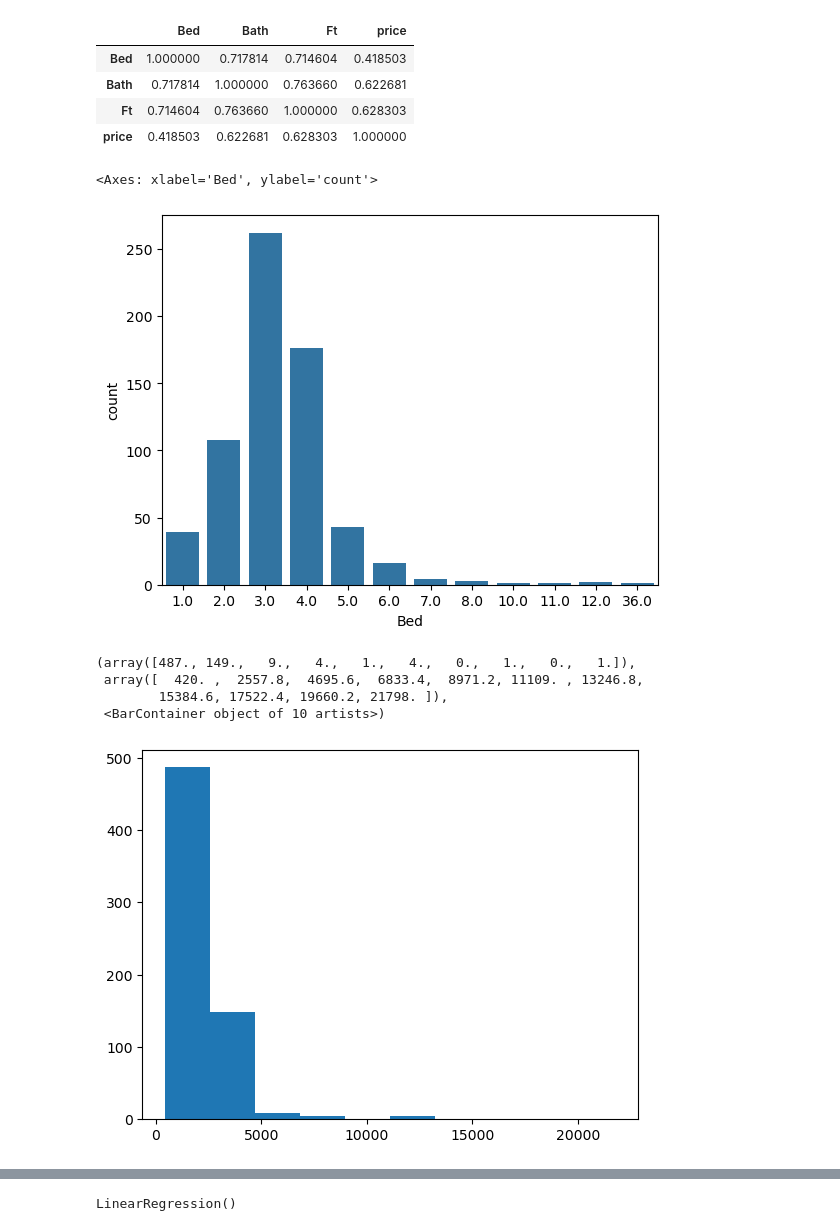
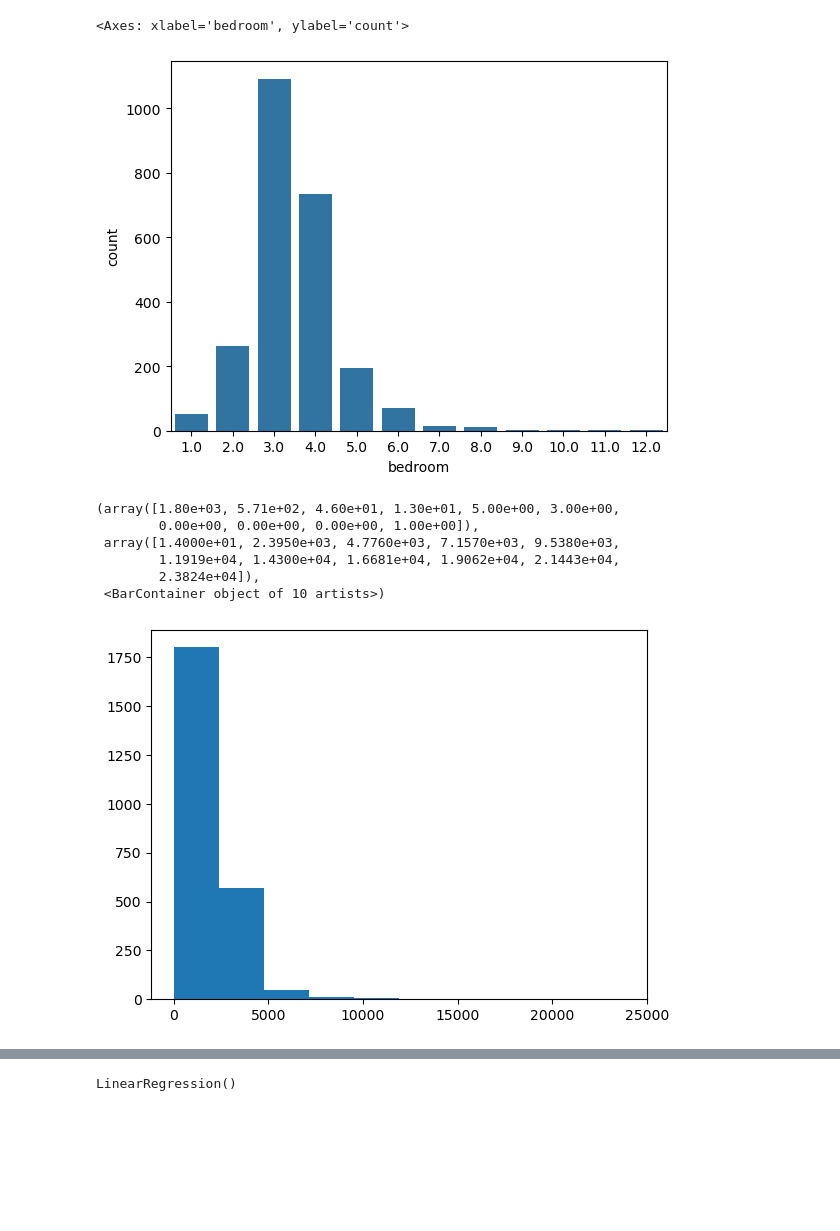
Before and after one commit to ritikdotxyz/House_Price_Prediction, a Jupyter notebook: house_price.ipynb, the cells around one changed output, grey strips where cells are left out. Drawn from its saved outputs; the diff is of its cells as text; code cells hidden in the pictures; blank space fills up the shorter version.

```diff
--- a/house_price.ipynb
+++ b/house_price.ipynb
@@ -21,3 +21,5 @@ df.shape
+# %%
+df = df = df.rename(columns={'Bed': 'bedroom', 'Bath': 'bathroom', 'Ft': 'square_ft'})
 # %%
 df.info()
 # %% [output]
@@ -45,3 +53,5 @@ df.dropna(inplace=True)
+# %%
+df = df.drop_duplicates()
 # %%
 df.shape
 # %% [output]
@@ -75,24 +86,18 @@ df.describe()
-# %%
-df.corr()
-# %% [output]
-|  | Bed | Bath | Ft | price |
-| Bed | 1.000000 | 0.717814 | 0.714604 | 0.418503 |
-| Bath | 0.717814 | 1.000000 | 0.763660 | 0.622681 |
-| Ft | 0.714604 | 0.763660 | 1.000000 | 0.628303 |
-| price | 0.418503 | 0.622681 | 0.628303 | 1.000000 |
 # %%
-sns.countplot(x=df["Bed"])
+sns.countplot(x=df["bedroom"])
 # %% [output]
-<Axes: xlabel='Bed', ylabel='count'>
+<Axes: xlabel='bedroom', ylabel='count'>
-[figure, old version]
+[figure, new version]
 # %%
-plt.hist(x=df["Ft"])
+plt.hist(x=df["square_ft"])
 # %% [output]
-(array([487., 149.,   9.,   4.,   1.,   4.,   0.,   1.,   0.,   1.]),
- array([  420. ,  2557.8,  4695.6,  6833.4,  8971.2, 11109. , 13246.8,
-        15384.6, 17522.4, 19660.2, 21798. ]),
+(array([1.80e+03, 5.71e+02, 4.60e+01, 1.30e+01, 5.00e+00, 3.00e+00,
+        0.00e+00, 0.00e+00, 0.00e+00, 1.00e+00]),
+ array([1.4000e+01, 2.3950e+03, 4.7760e+03, 7.1570e+03, 9.5380e+03,
+        1.1919e+04, 1.4300e+04, 1.6681e+04, 1.9062e+04, 2.1443e+04,
+        2.3824e+04]),
  <BarContainer object of 10 artists>)
-[figure, old version]
+[figure, new version]
 # %%
 sns.displot(df["price"])
 # %% [output]
```
Also changed, not shown: parts of 34 cells of this notebook, 1 other file.
